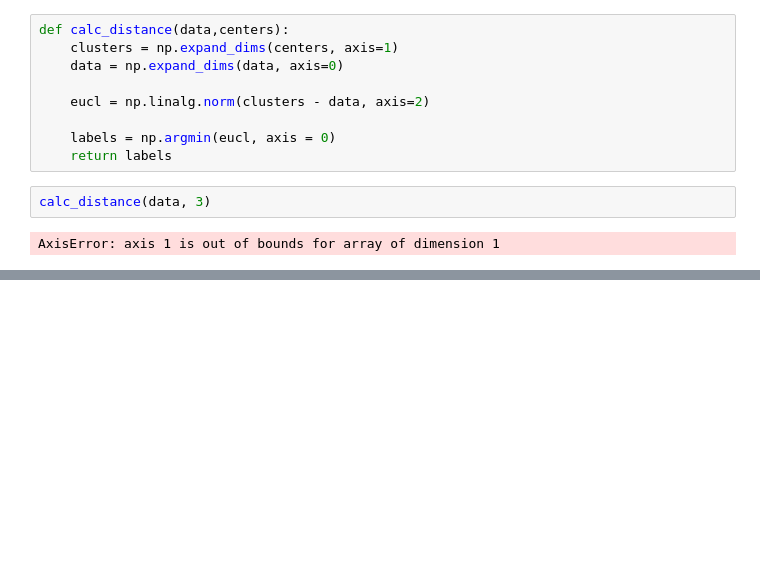
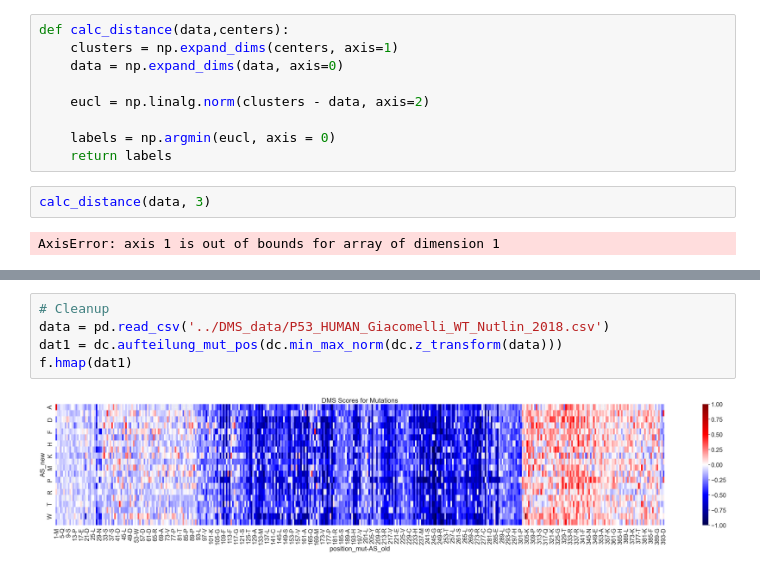
Before and after one commit to datascience-mobi-2023/topic02_team02, a Jupyter notebook: data_exploration/K-Means.ipynb, the cells around one changed output, grey strips where cells are left out. Drawn from its saved outputs; the diff is of its cells as text; blank space fills up the shorter version.

```diff
--- a/data_exploration/K-Means.ipynb
+++ b/data_exploration/K-Means.ipynb
@@ -27,0 +35,7 @@ AxisError: axis 1 is out of bounds for array of dimension 1
+# %%
+# Cleanup
+data = pd.read_csv('../DMS_data/P53_HUMAN_Giacomelli_WT_Nutlin_2018.csv')
+dat1 = dc.aufteilung_mut_pos(dc.min_max_norm(dc.z_transform(data)))
+f.hmap(dat1)
+# %% [output]
+[figure, added]
```
Also changed, not shown: parts of 2 cells of this notebook, 2 other files.
